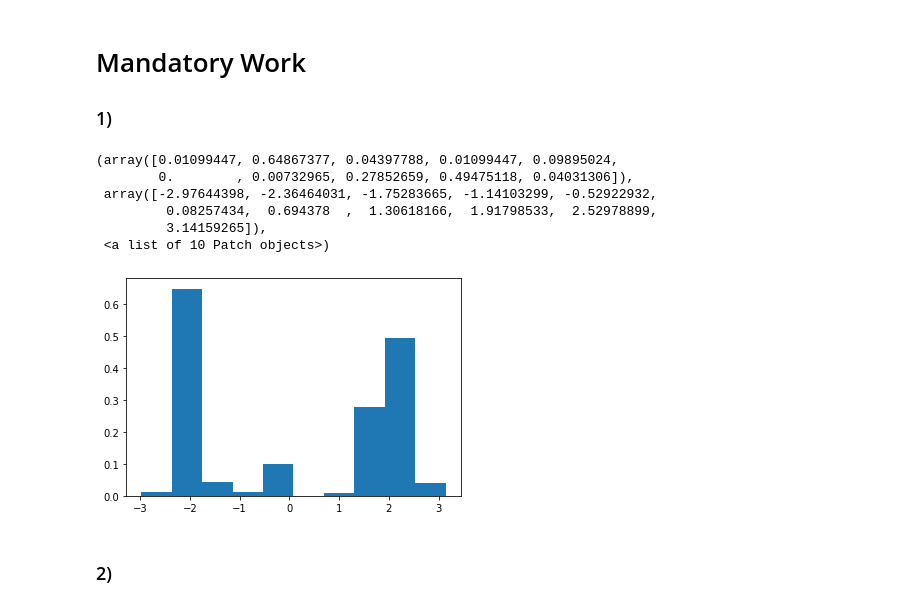
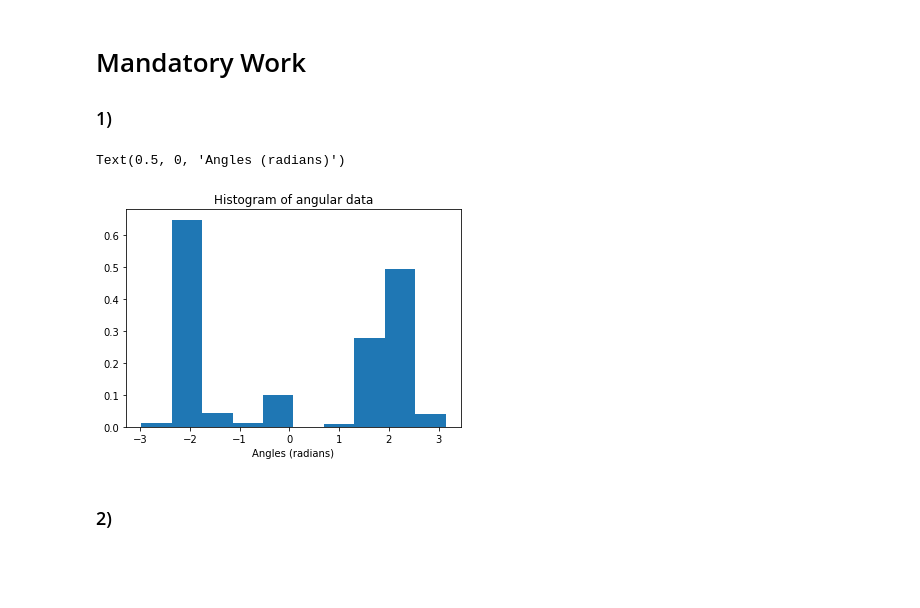
Before and after one commit to siriusted/GMM, a Jupyter notebook: Lab1.ipynb, the cells around one changed output. Drawn from its saved outputs; the diff is of its cells as text; code cells hidden in the pictures; blank space fills up the shorter version.

```diff
--- a/Lab1.ipynb
+++ b/Lab1.ipynb
@@ -463,16 +445,13 @@ The plot can be interpreted as showing how much mixing of the two Guasssian comp
 # %%
 # calculating the angles and plotting their histogram
 
 angles = np.arctan2(data2[:,1], data2[:,0])
 plt.hist(angles, density=True)
+plt.title('Histogram of angular data')
+plt.xlabel('Angles (radians)')
 # %% [output]
-(array([0.01099447, 0.64867377, 0.04397788, 0.01099447, 0.09895024,
-        0.        , 0.00732965, 0.27852659, 0.49475118, 0.04031306]),
- array([-2.97644398, -2.36464031, -1.75283665, -1.14103299, -0.52922932,
-         0.08257434,  0.694378  ,  1.30618166,  1.91798533,  2.52978899,
-         3.14159265]),
- <a list of 10 Patch objects>)
+Text(0.5, 0, 'Angles (radians)')
-[figure, old version]
+[figure, new version]
 # %% [markdown]
 ### 2)
 # %% [markdown]
```
Also changed, not shown: parts of 21 cells of this notebook.
